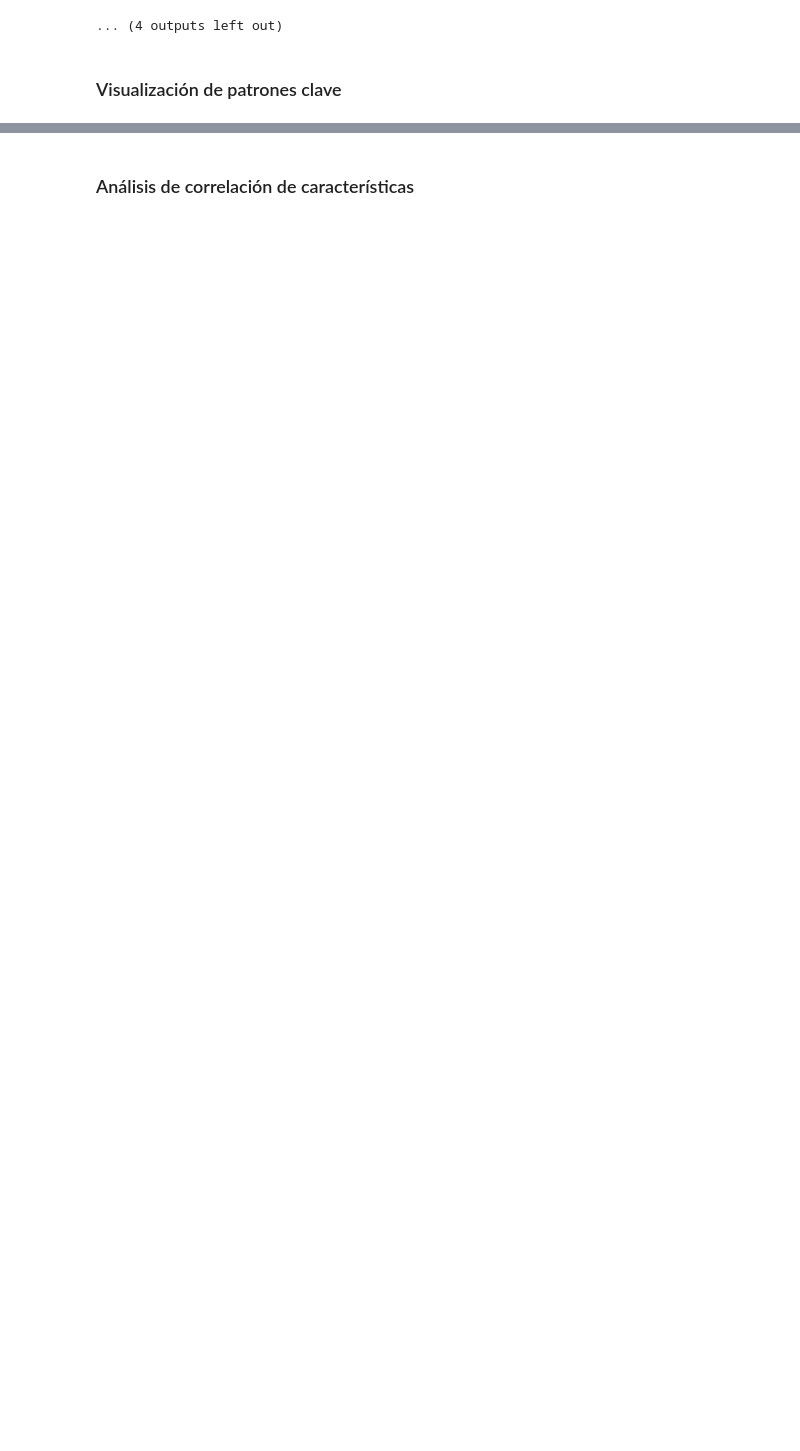
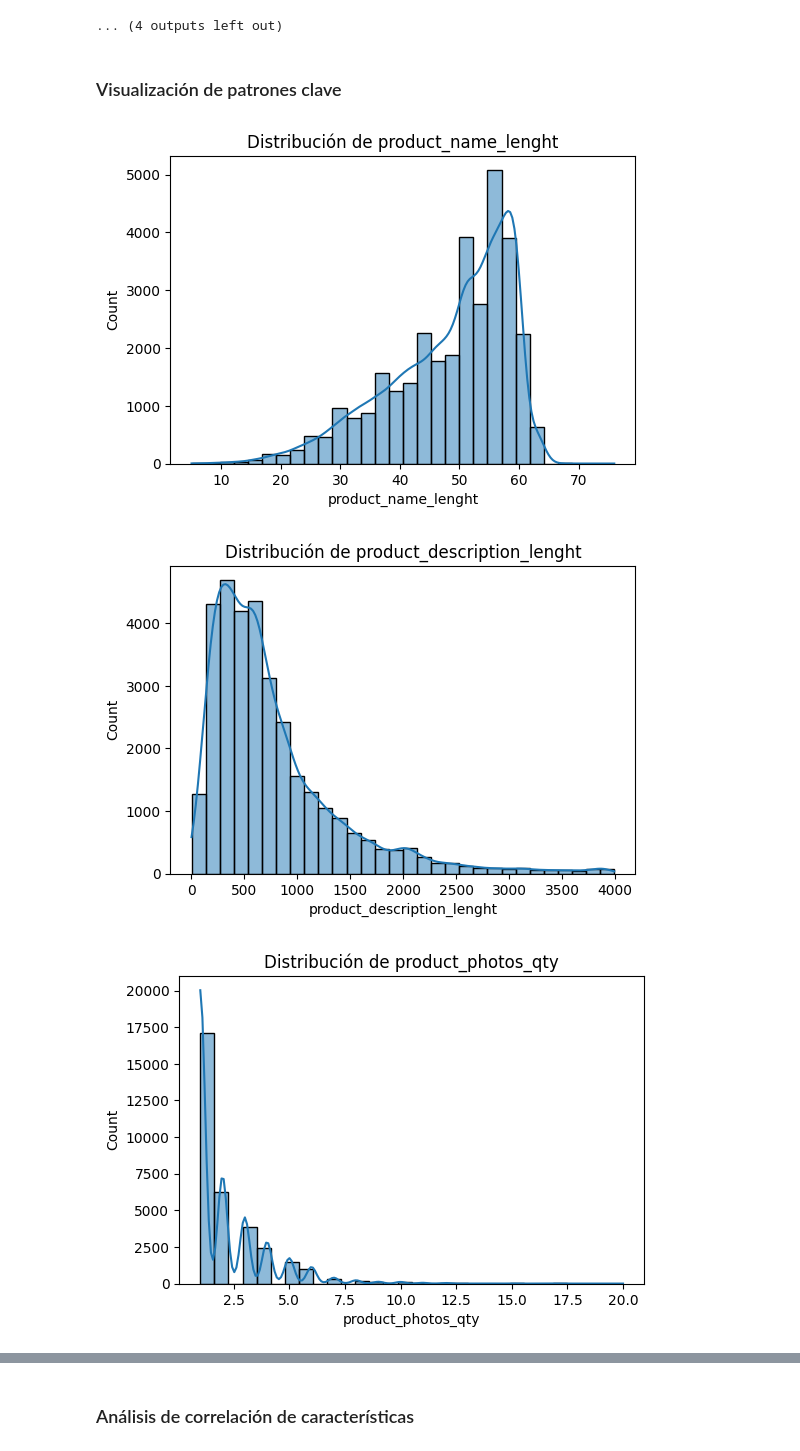
Before and after one commit to JoaquinCampos22155/proyecto3_Mineria, a Jupyter notebook: reporteEDA_copy.ipynb, the cells around one changed output, grey strips where cells are left out. Cells and saved outputs as stored; diff of their text form; code cells hidden in the pictures; blank space fills up the shorter version.

```diff
--- a/reporteEDA_copy.ipynb
+++ b/reporteEDA_copy.ipynb
@@ -423,4 +423,16 @@ for name, df in datasets.items():
 # %% [markdown]
 ### Visualización de patrones clave
 # %%
-###
+## Distribuciones individuales
+# Para ver cómo se comportan las variables numéricas y categóricas: en productos.
+numeric_cols = products.select_dtypes(include='number').columns
+
+for col in numeric_cols:
+    plt.figure(figsize=(6,4))
+    sns.histplot(products[col], kde=True, bins=30)
+    plt.title(f'Distribución de {col}')
+    plt.show()
+# %% [output]
+[figure, added]
+[figure, added]
+[figure, added]
```
Also changed, not shown: parts of 8 cells of this notebook.
